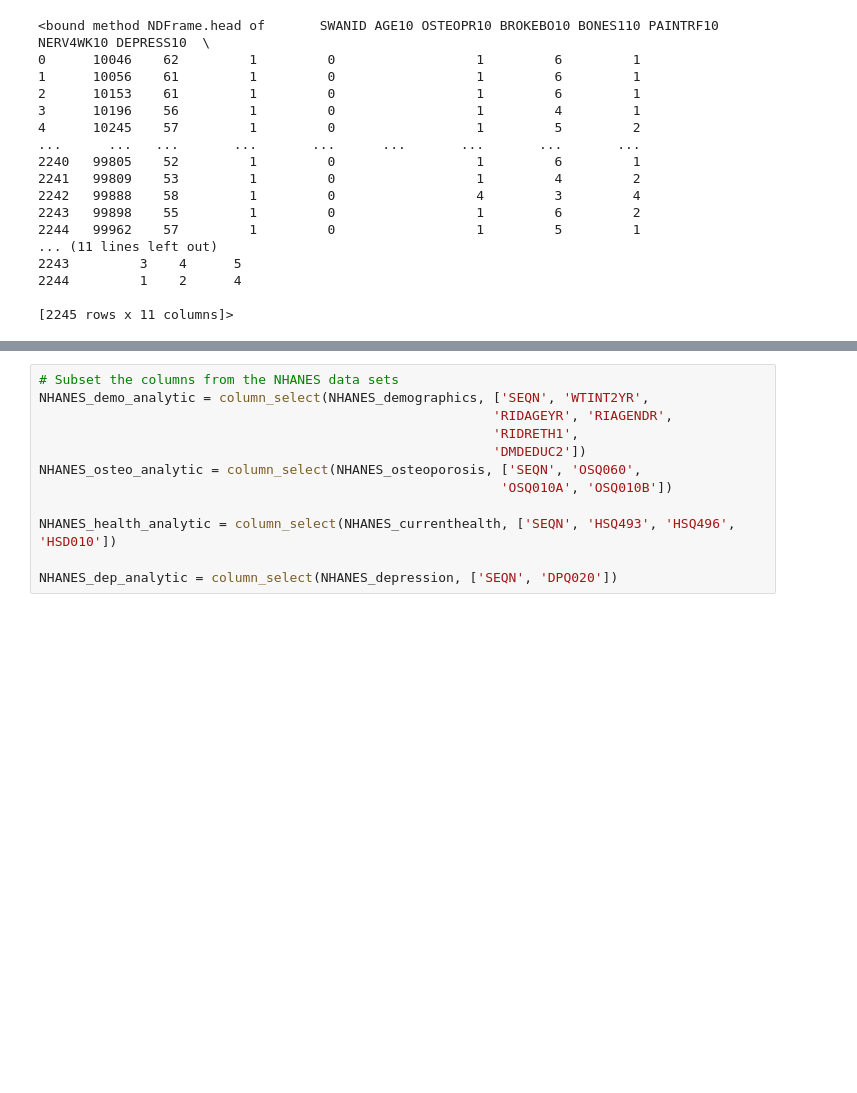
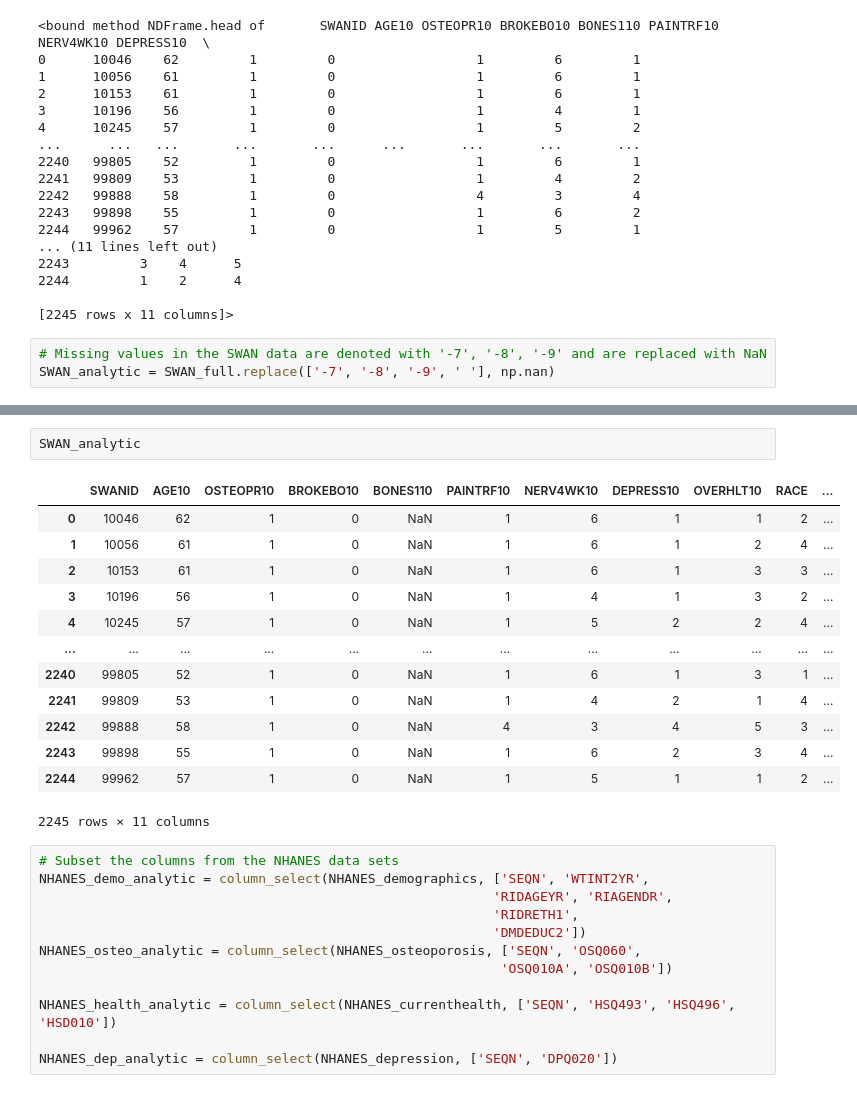
Before and after one commit to ecdmdphd/hds5210-2022, a Jupyter notebook: final/Final_DeMarco.ipynb, the cells around one changed output, grey strips where cells are left out. Saved outputs shown, nothing was run; the diff lists cells and outputs as text; blank space fills up the shorter version.

```diff
--- a/final/Final_DeMarco.ipynb
+++ b/final/Final_DeMarco.ipynb
@@ -133,3 +136,6 @@ SWAN_full.head
 2244         1    2      4
 
 [2245 rows x 11 columns]>
+# %%
+# Missing values in the SWAN data are denoted with '-7', '-8', '-9' and are replaced with NaN
+SWAN_analytic = SWAN_full.replace(['-7', '-8', '-9', ' '], np.nan)
@@ -136,3 +151,19 @@ SWAN_full.head
+# %%
+SWAN_analytic
+# %% [output]
+|  | SWANID | AGE10 | OSTEOPR10 | BROKEBO10 | BONES110 | PAINTRF10 | NERV4WK10 | DEPRESS10 | OVERHLT10 | RACE | ... |
+| 0 | 10046 | 62 | 1 | 0 | NaN | 1 | 6 | 1 | 1 | 2 | ... |
+| 1 | 10056 | 61 | 1 | 0 | NaN | 1 | 6 | 1 | 2 | 4 | ... |
+| 2 | 10153 | 61 | 1 | 0 | NaN | 1 | 6 | 1 | 3 | 3 | ... |
+| 3 | 10196 | 56 | 1 | 0 | NaN | 1 | 4 | 1 | 3 | 2 | ... |
+| 4 | 10245 | 57 | 1 | 0 | NaN | 1 | 5 | 2 | 2 | 4 | ... |
+| ... | ... | ... | ... | ... | ... | ... | ... | ... | ... | ... | ... |
+| 2240 | 99805 | 52 | 1 | 0 | NaN | 1 | 6 | 1 | 3 | 1 | ... |
+| 2241 | 99809 | 53 | 1 | 0 | NaN | 1 | 4 | 2 | 1 | 4 | ... |
+| 2242 | 99888 | 58 | 1 | 0 | NaN | 4 | 3 | 4 | 5 | 3 | ... |
+| 2243 | 99898 | 55 | 1 | 0 | NaN | 1 | 6 | 2 | 3 | 4 | ... |
+| 2244 | 99962 | 57 | 1 | 0 | NaN | 1 | 5 | 1 | 1 | 2 | ... |
+2245 rows × 11 columns
 # %%
 # Subset the columns from the NHANES data sets
 NHANES_demo_analytic = column_select(NHANES_demographics, ['SEQN', 'WTINT2YR',
```
Also changed, not shown: parts of 27 cells of this notebook, 1 other file.
